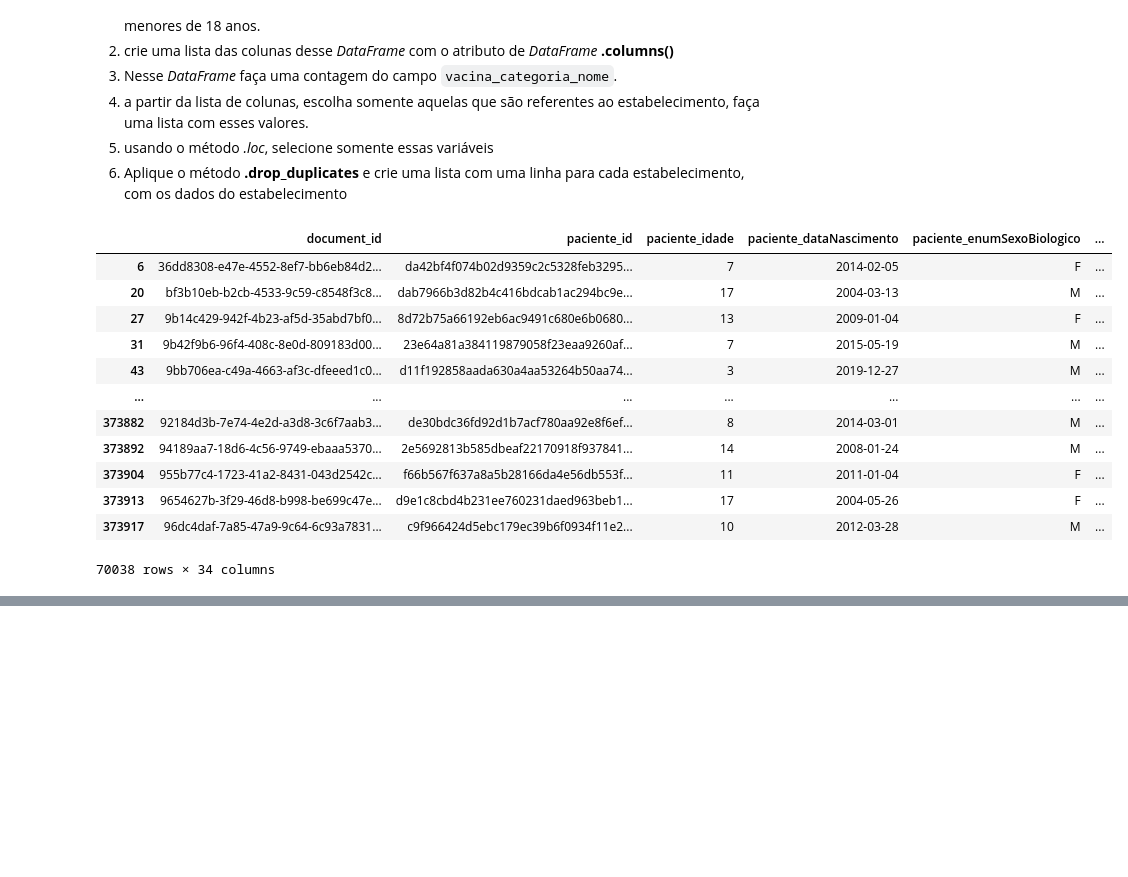
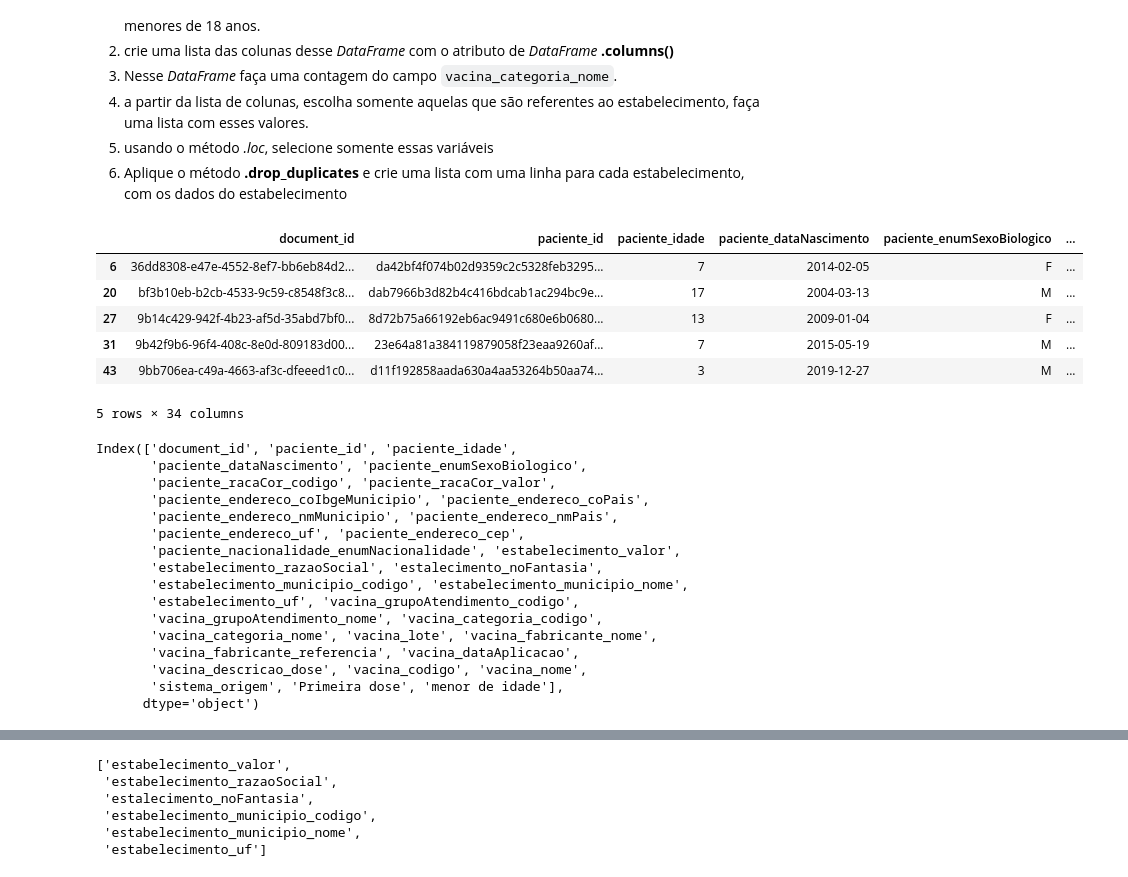
Before and after one commit to victortintel/ex_2_introducao_ao_pandas_modulo_4, a Jupyter notebook: ex2_victor_tintel_mod_4_atualizado .ipynb, the cells around one changed output, grey strips where cells are left out. Cells and saved outputs as stored; diff of their text form; code cells hidden in the pictures; blank space fills up the shorter version.

```diff
--- a/ex2_victor_tintel_mod_4_atualizado .ipynb
+++ b/ex2_victor_tintel_mod_4_atualizado .ipynb
@@ -308,18 +314,12 @@ Gere um *DataFrame* que contenha somente os estabelecimentos que aplicaram vcina
 5. Aplique o método **.drop_duplicates** e crie uma lista com uma linha para cada estabelecimento, com os dados do estabelecimento
 # %%
 novo_data = vac_acre[vac_acre["menor de idade"] == 1]
-novo_data
+novo_data.head()
 # %% [output]
 |  | document_id | paciente_id | paciente_idade | paciente_dataNascimento | paciente_enumSexoBiologico | ... |
 | 6 | 36dd8308-e47e-4552-8ef7-bb6eb84d2... | da42bf4f074b02d9359c2c5328feb3295... | 7 | 2014-02-05 | F | ... |
 | 20 | bf3b10eb-b2cb-4533-9c59-c8548f3c8... | dab7966b3d82b4c416bdcab1ac294bc9e... | 17 | 2004-03-13 | M | ... |
 | 27 | 9b14c429-942f-4b23-af5d-35abd7bf0... | 8d72b75a66192eb6ac9491c680e6b0680... | 13 | 2009-01-04 | F | ... |
 | 31 | 9b42f9b6-96f4-408c-8e0d-809183d00... | 23e64a81a384119879058f23eaa9260af... | 7 | 2015-05-19 | M | ... |
 | 43 | 9bb706ea-c49a-4663-af3c-dfeeed1c0... | d11f192858aada630a4aa53264b50aa74... | 3 | 2019-12-27 | M | ... |
-| ... | ... | ... | ... | ... | ... | ... |
-| 373882 | 92184d3b-7e74-4e2d-a3d8-3c6f7aab3... | de30bdc36fd92d1b7acf780aa92e8f6ef... | 8 | 2014-03-01 | M | ... |
-| 373892 | 94189aa7-18d6-4c56-9749-ebaaa5370... | 2e5692813b585dbeaf22170918f937841... | 14 | 2008-01-24 | M | ... |
-| 373904 | 955b77c4-1723-41a2-8431-043d2542c... | f66b567f637a8a5b28166da4e56db553f... | 11 | 2011-01-04 | F | ... |
-| 373913 | 9654627b-3f29-46d8-b998-be699c47e... | d9e1c8cbd4b231ee760231daed963beb1... | 17 | 2004-05-26 | F | ... |
-| 373917 | 96dc4daf-7a85-47a9-9c64-6c93a7831... | c9f966424d5ebc179ec39b6f0934f11e2... | 10 | 2012-03-28 | M | ... |
-70038 rows × 34 columns
+5 rows × 34 columns
@@ -328,3 +326,25 @@ novo_data
+# %%
+# 2) crie uma lista das colunas desse DataFrame com o atributo de DataFrame .columns()
+
+apenas_colunas = novo_data.columns
+apenas_colunas
+# %% [output]
+Index(['document_id', 'paciente_id', 'paciente_idade',
+       'paciente_dataNascimento', 'paciente_enumSexoBiologico',
+       'paciente_racaCor_codigo', 'paciente_racaCor_valor',
+       'paciente_endereco_coIbgeMunicipio', 'paciente_endereco_coPais',
+       'paciente_endereco_nmMunicipio', 'paciente_endereco_nmPais',
+       'paciente_endereco_uf', 'paciente_endereco_cep',
+       'paciente_nacionalidade_enumNacionalidade', 'estabelecimento_valor',
+       'estabelecimento_razaoSocial', 'estalecimento_noFantasia',
+       'estabelecimento_municipio_codigo', 'estabelecimento_municipio_nome',
+       'estabelecimento_uf', 'vacina_grupoAtendimento_codigo',
+       'vacina_grupoAtendimento_nome', 'vacina_categoria_codigo',
+       'vacina_categoria_nome', 'vacina_lote', 'vacina_fabricante_nome',
+       'vacina_fabricante_referencia', 'vacina_dataAplicacao',
+       'vacina_descricao_dose', 'vacina_codigo', 'vacina_nome',
+       'sistema_origem', 'Primeira dose', 'menor de idade'],
+      dtype='object')
 # %%
 # 3) Nesse DataFrame faça uma contagem do campo vacina_categoria_nome.
 
@@ -351,0 +368,16 @@ dtype: int64
+# %%
+# 4) a partir da lista de colunas, escolha somente aquelas que são referentes ao estabelecimento,
+#faça uma lista com esses valores
+
+var_estabelecimentos = (['estabelecimento_valor',
+       'estabelecimento_razaoSocial', 'estalecimento_noFantasia',
+       'estabelecimento_municipio_codigo', 'estabelecimento_municipio_nome',
+       'estabelecimento_uf'])
+var_estabelecimentos
+# %% [output]
+['estabelecimento_valor',
+ 'estabelecimento_razaoSocial',
+ 'estalecimento_noFantasia',
+ 'estabelecimento_municipio_codigo',
+ 'estabelecimento_municipio_nome',
+ 'estabelecimento_uf']
```
Also changed, not shown: parts of 7 cells of this notebook.
